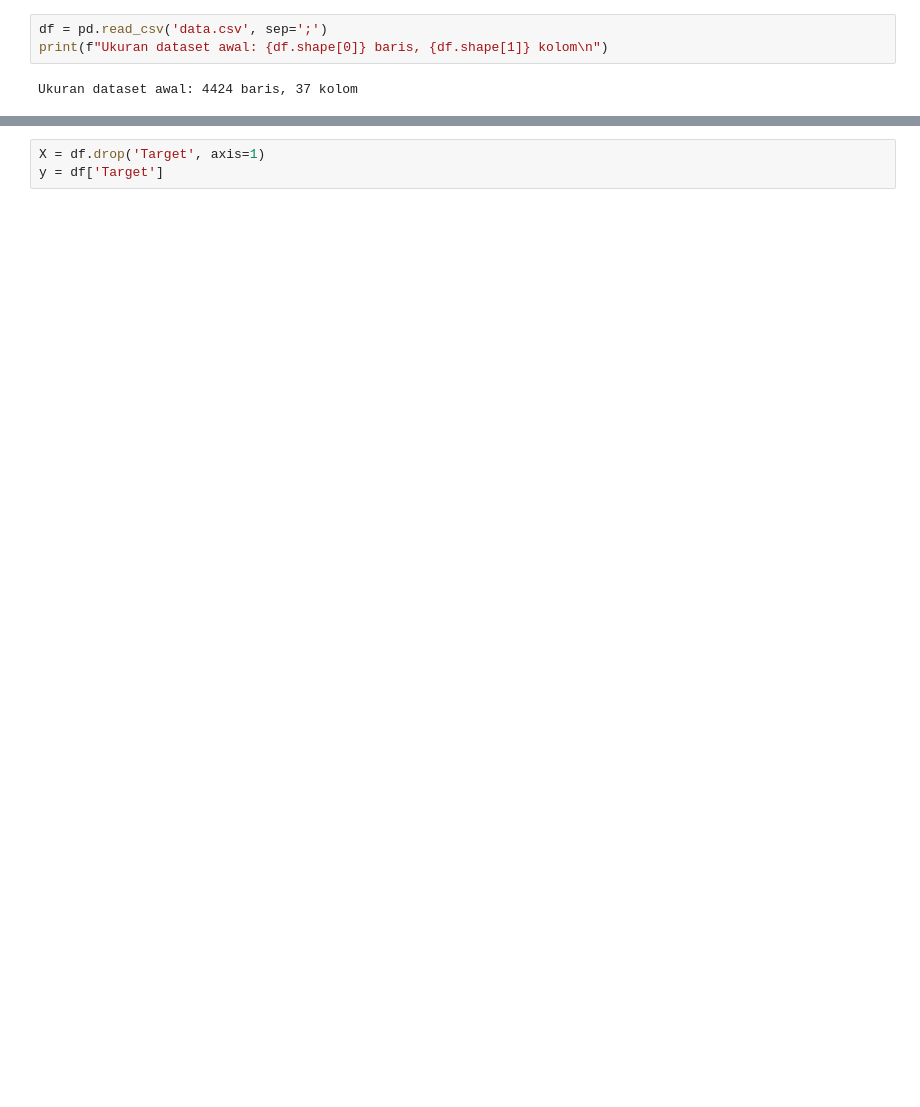
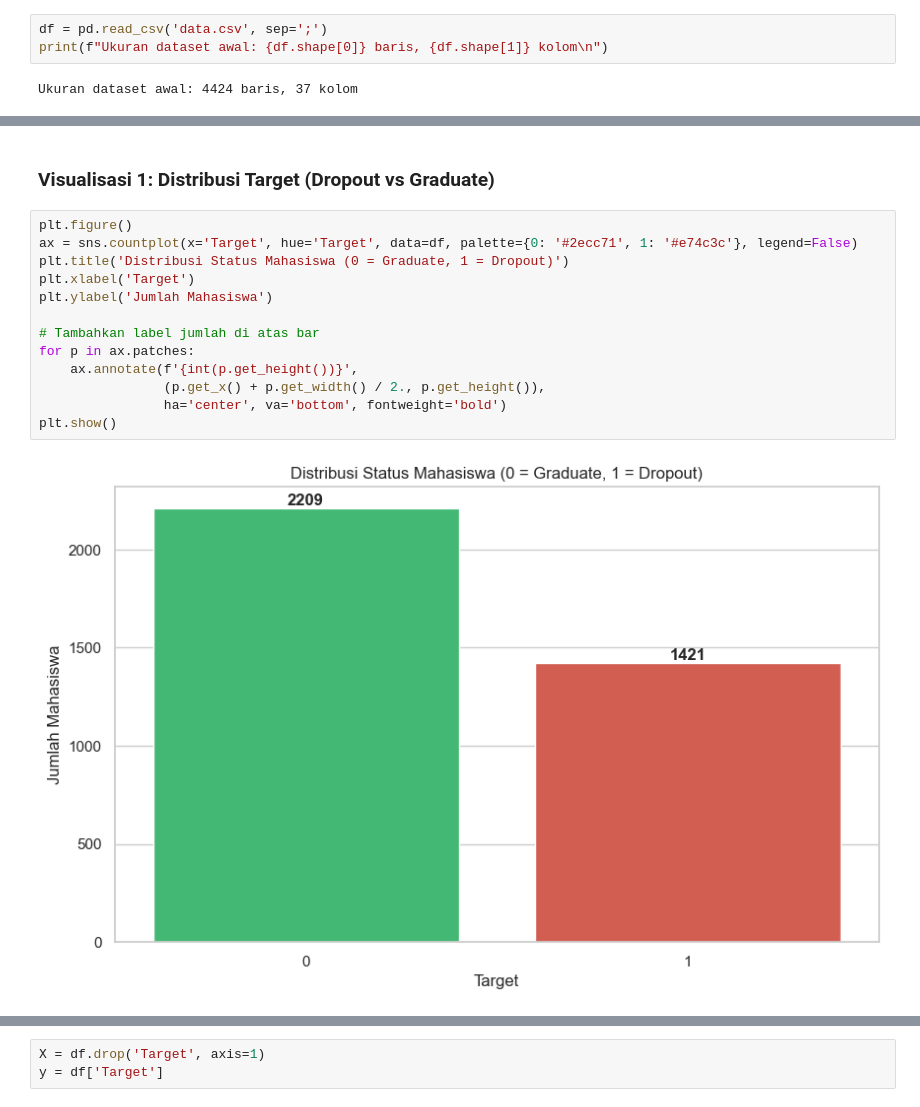
Before and after one commit to guidomelving/EduGuard, a Jupyter notebook: EduGuard.ipynb, the cells around one changed output, grey strips where cells are left out. Saved outputs shown, nothing was run; the diff lists cells and outputs as text; blank space fills up the shorter version.

```diff
--- a/EduGuard.ipynb
+++ b/EduGuard.ipynb
@@ -91,0 +269,17 @@ Passing `palette` without assigning `hue` is deprecated and will be removed in v
+# %% [markdown]
+### Visualisasi 1: Distribusi Target (Dropout vs Graduate)
+# %%
+plt.figure()
+ax = sns.countplot(x='Target', hue='Target', data=df, palette={0: '#2ecc71', 1: '#e74c3c'}, legend=False)
+plt.title('Distribusi Status Mahasiswa (0 = Graduate, 1 = Dropout)')
+plt.xlabel('Target')
+plt.ylabel('Jumlah Mahasiswa')
+
+# Tambahkan label jumlah di atas bar
+for p in ax.patches:
+    ax.annotate(f'{int(p.get_height())}',
+                (p.get_x() + p.get_width() / 2., p.get_height()),
+                ha='center', va='bottom', fontweight='bold')
+plt.show()
+# %% [output]
+[figure, added]
```
Also changed, not shown: parts of 92 cells of this notebook, 2 other files.
